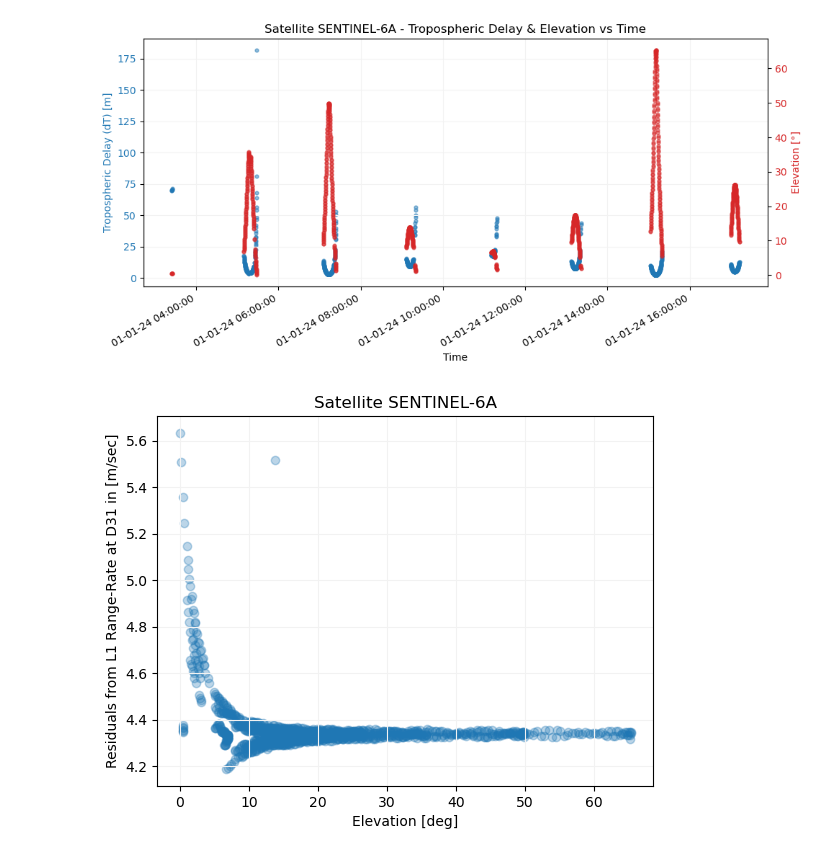
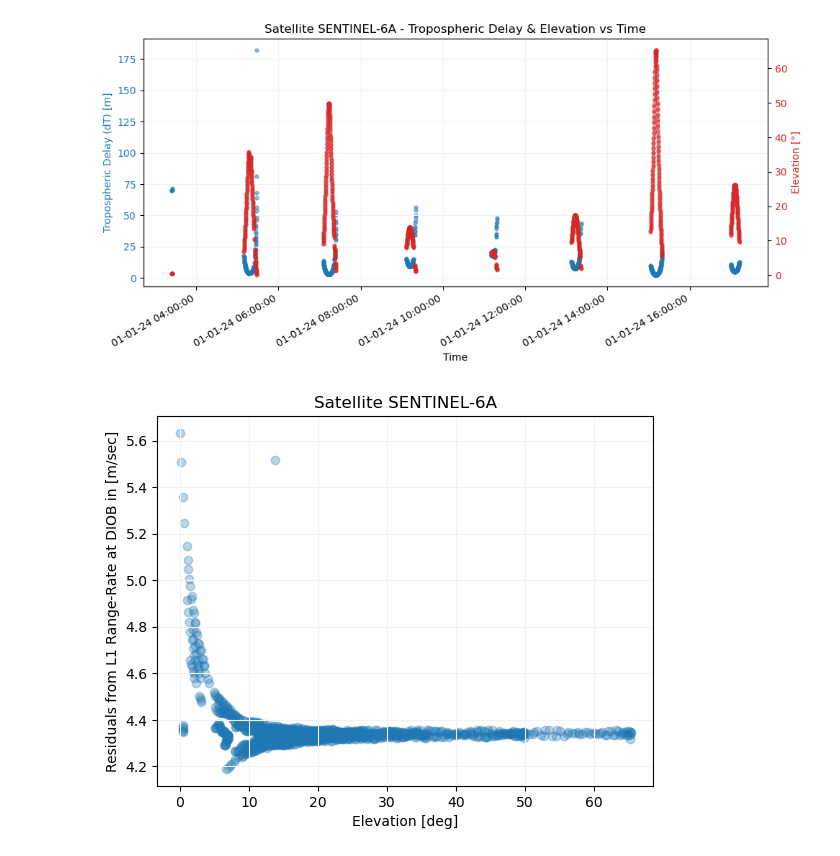
Before and after one commit to DSOlab/AcademicSoftware, a Jupyter notebook: JupiterLab/doris/doris_final_ftest1.ipynb, the cells around one changed output. Saved outputs shown, nothing was run; the diff lists cells and outputs as text; code cells hidden in the pictures.

```diff
--- a/JupiterLab/doris/doris_final_ftest1.ipynb
+++ b/JupiterLab/doris/doris_final_ftest1.ipynb
@@ -47,3 +47,8 @@ gpt3_file = join(data_path, "gpt3_5.grd")
 # %%
 # Section 2.2 - Load Orbit Data + Initialize Interpolator
 intrp = interpolator.Sp3Interpolator(dsp3, ['L'], 1800, 12, 'CubicSpline', False, ['M', 'E'])
+
+# the sp3 only holds one satellite, let's get its id:
+assert len(list(intrp._interpolators.keys())) == 1
+satsp3_id = list(intrp._interpolators.keys())[0]
+print(f'The sp3-id of the satellite is {satsp3_id}')
@@ -167,6 +174,7 @@ plt.show()
 t1=None
 dT2 = None
 satx_prev = saty_prev = satz_prev = None
+el_prev = None
 
 # store results here
 t = []               # observation time
@@ -175,6 +183,8 @@ raw_obs = []         # raw data for LSQ estimation
 el_valid = []        # elevation angles
 dT_list = []         # tropospheric delays
 
+CUTOFF_ANGLE = np.radians(7) # Cut-off angle
+
 # beacon id for site of choice
 site_num = None
 for entry in rnx.beacons:
@@ -424,35 +545,35 @@ plt.show()
 # %%
 #Section 7.2 - Correlation between Residuals and Elevation
 
 t1=None
 els = []; res=[];
 for block in rnx:
     for beacon, data in block:
-        if beacon == diob:
+        if beacon == site_num:
             t2 = block.t() + attotime.attotimedelta(nanoseconds=block.clock_offset()*1e9)
-            satx, saty, satz, _, _ = alg.sat_at_emission_time(diob_xyz, t2, intrp, None)
+            satx, saty, satz, _, _ = alg.sat_at_emission_time(diob_xyz, t2, intrp, satsp3_id)
             L2 = data['L1']['value']
             r2 = np.linalg.norm(np.array([satx, saty, satz])-np.array(diob_xyz))
             _, _, el = azele(np.array((satx, saty, satz)), np.array(diob_xyz))
             if t1 is not None and (t2 - t1).total_seconds() <= 10.:
                 crr = (r2 - r1) / (float((t2-t1).total_nanoseconds()) * 1e-9)
                 orr = ((L2-L1) / (float((t2-t1).total_nanoseconds()) * 1e-9)) * (299792458./2036.25e6)
                 if abs(orr - crr) > 100.:
                     pass
                 else:
                     res.append(orr - crr)
                     els.append(np.degrees(el))
             r1 = r2
             t1 = t2
             L1 = L2
 
 plt.scatter(els, res, alpha=0.3, marker='o')
 plt.grid(color='0.95')
-plt.ylabel(f"Residuals from L1 Range-Rate at {diob} in [m/sec]")
+plt.ylabel(f"Residuals from L1 Range-Rate at {site_id} in [m/sec]")
 plt.xlabel("Elevation [deg]")
 plt.title(f"Satellite {rnx.sat_name}")
 plt.show()
 # %% [output]
-[figure, old version]
+[figure, new version]
 # %%
 # Section 7.4 – Observed range rate (v_obs) over time **possible addition
```
Also changed, not shown: parts of 11 cells of this notebook, 4 other files.
